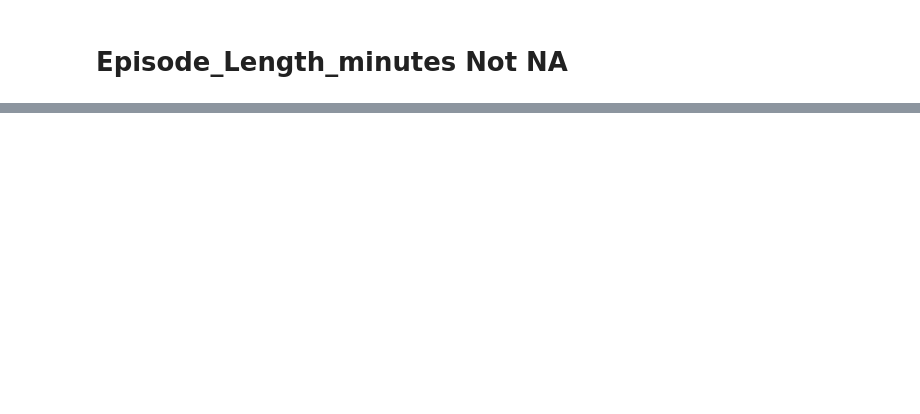
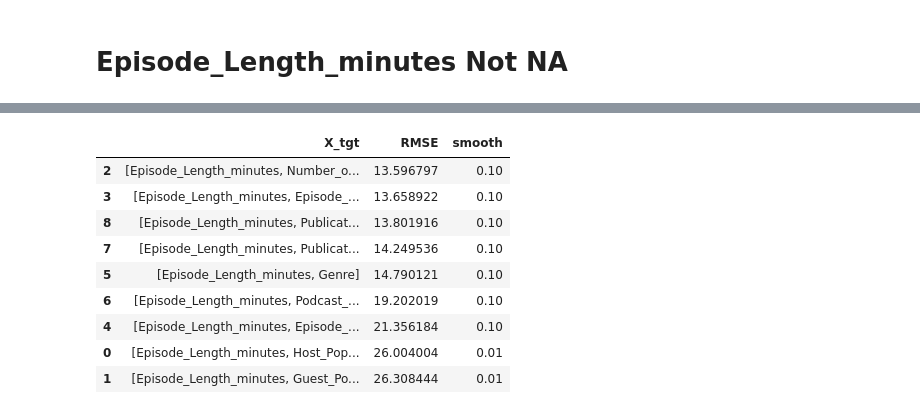
Before and after one commit to sunkusun9/sunkusun9, a Jupyter notebook: kaggle/PGS5/PGS5_ep4/1-4 Target Encoding2.ipynb, the cells around one changed output, grey strips where cells are left out. Saved outputs shown, nothing was run; the diff lists cells and outputs as text; code cells hidden in the pictures; blank space fills up the shorter version.

```diff
--- a/kaggle/PGS5/PGS5_ep4/1-4 Target Encoding2.ipynb
+++ b/kaggle/PGS5/PGS5_ep4/1-4 Target Encoding2.ipynb
@@ -193,9 +237,20 @@ df_c0_2
 # %%
 df_c1_2, df_prd_1_2 = sc.cache_result(
     'tgt_rmse_c1_2',
-    lambda : get_tgt_rmse_list(df_train_1, [['Episode_Length_minutes'] + list(i) for i in combinations(X_val, 1)]), rerun = 0
+    lambda : get_tgt_rmse_list(df_train, [['Episode_Length_minutes'] + list(i) for i in combinations(X_val, 1)]), rerun = 0
 )
 df_c1_2
+# %% [output]
+|  | X_tgt | RMSE | smooth |
+| 2 | [Episode_Length_minutes, Number_o... | 13.596797 | 0.10 |
+| 3 | [Episode_Length_minutes, Episode_... | 13.658922 | 0.10 |
+| 8 | [Episode_Length_minutes, Publicat... | 13.801916 | 0.10 |
+| 7 | [Episode_Length_minutes, Publicat... | 14.249536 | 0.10 |
+| 5 | [Episode_Length_minutes, Genre] | 14.790121 | 0.10 |
+| 6 | [Episode_Length_minutes, Podcast_... | 19.202019 | 0.10 |
+| 4 | [Episode_Length_minutes, Episode_... | 21.356184 | 0.10 |
+| 0 | [Episode_Length_minutes, Host_Pop... | 26.004004 | 0.01 |
+| 1 | [Episode_Length_minutes, Guest_Po... | 26.308444 | 0.01 |
 # %%
 df_c2_2, df_prd_2_2 = sc.cache_result(
     'tgt_rmse_c2_2',
```
Also changed, not shown: parts of 24 cells of this notebook, 1 other file.
